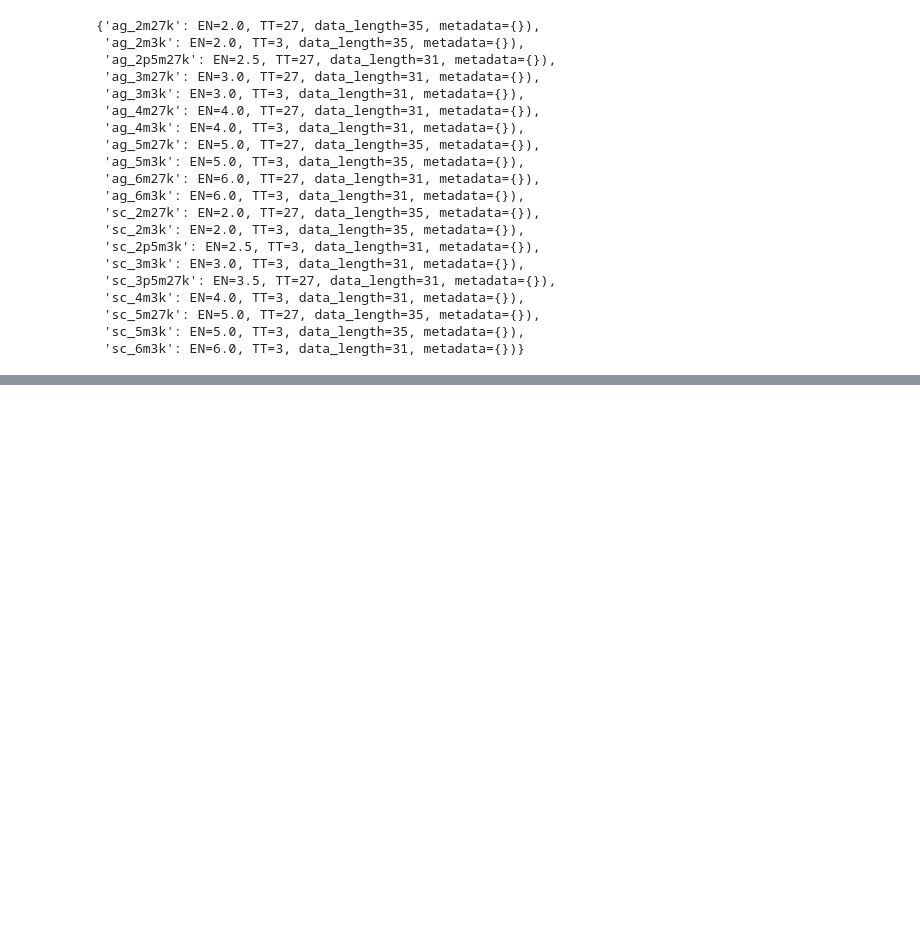
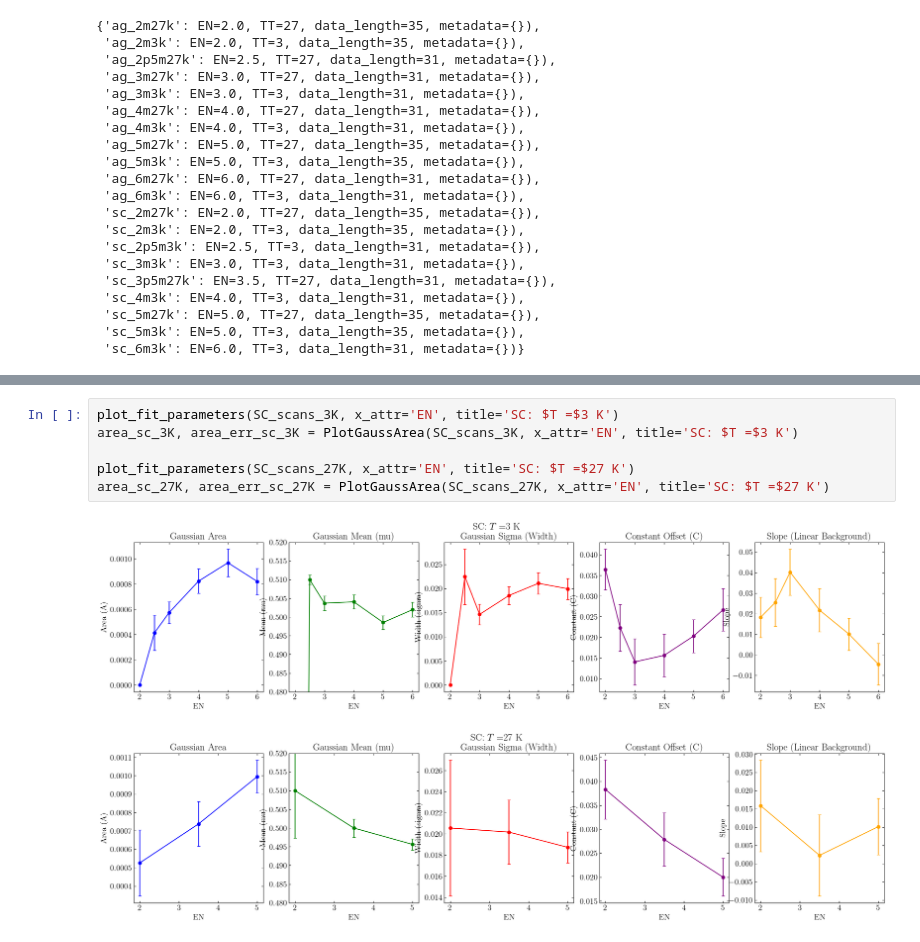
Before and after one commit to KristineKrighaar/NCCO_Article_Code, a Jupyter notebook: DataAnalysis_TAIPAN.ipynb, the cells around one changed output, grey strips where cells are left out. Cells and saved outputs as stored; diff of their text form; blank space fills up the shorter version.

```diff
--- a/DataAnalysis_TAIPAN.ipynb
+++ b/DataAnalysis_TAIPAN.ipynb
@@ -431,0 +531,9 @@ AllSets
+# %%
+plot_fit_parameters(SC_scans_3K, x_attr='EN', title='SC: $T =$3 K')
+area_sc_3K, area_err_sc_3K = PlotGaussArea(SC_scans_3K, x_attr='EN', title='SC: $T =$3 K')
+
+plot_fit_parameters(SC_scans_27K, x_attr='EN', title='SC: $T =$27 K')
+area_sc_27K, area_err_sc_27K = PlotGaussArea(SC_scans_27K, x_attr='EN', title='SC: $T =$27 K')
+# %% [output]
+[figure, added]
+[figure, added]
```
Also changed, not shown: parts of 8 cells of this notebook, 1 other file.
